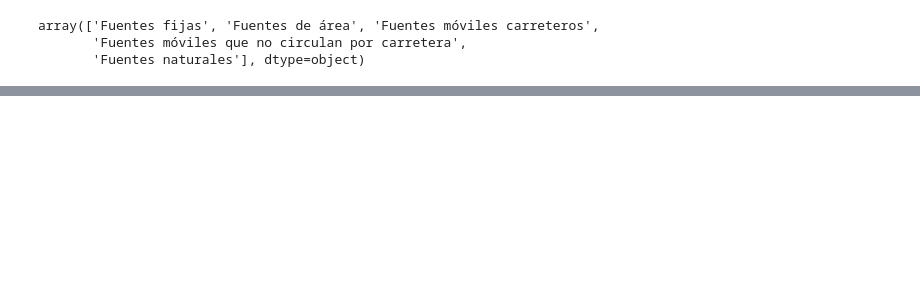
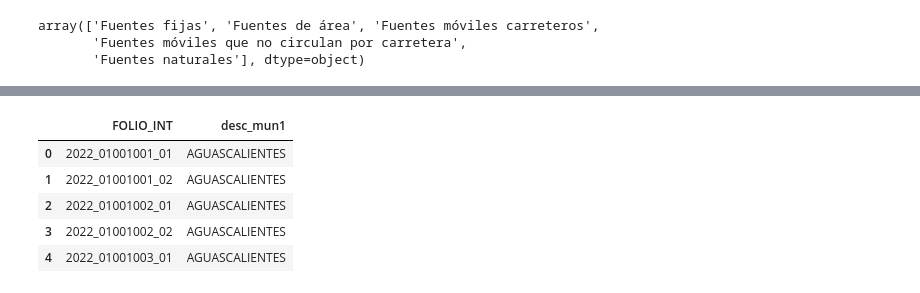
Before and after one commit to JuanPabloDP/Environmental-pollution-and-health-GBN, a Jupyter notebook: scripts/visualizacion.ipynb, the cells around one changed output, grey strips where cells are left out. Saved outputs shown, nothing was run; the diff lists cells and outputs as text; code cells hidden in the pictures; blank space fills up the shorter version.

```diff
--- a/scripts/visualizacion.ipynb
+++ b/scripts/visualizacion.ipynb
@@ -149,0 +205,10 @@ array(['Fuentes fijas', 'Fuentes de área', 'Fuentes móviles carreteros',
+# %%
+socioDemoMun=socioDemo[["FOLIO_INT","desc_mun1"]]
+socioDemoMun.head()
+# %% [output]
+|  | FOLIO_INT | desc_mun1 |
+| 0 | 2022_01001001_01 | AGUASCALIENTES |
+| 1 | 2022_01001001_02 | AGUASCALIENTES |
+| 2 | 2022_01001002_01 | AGUASCALIENTES |
+| 3 | 2022_01001002_02 | AGUASCALIENTES |
+| 4 | 2022_01001003_01 | AGUASCALIENTES |
```
Also changed, not shown: parts of 18 cells of this notebook.
